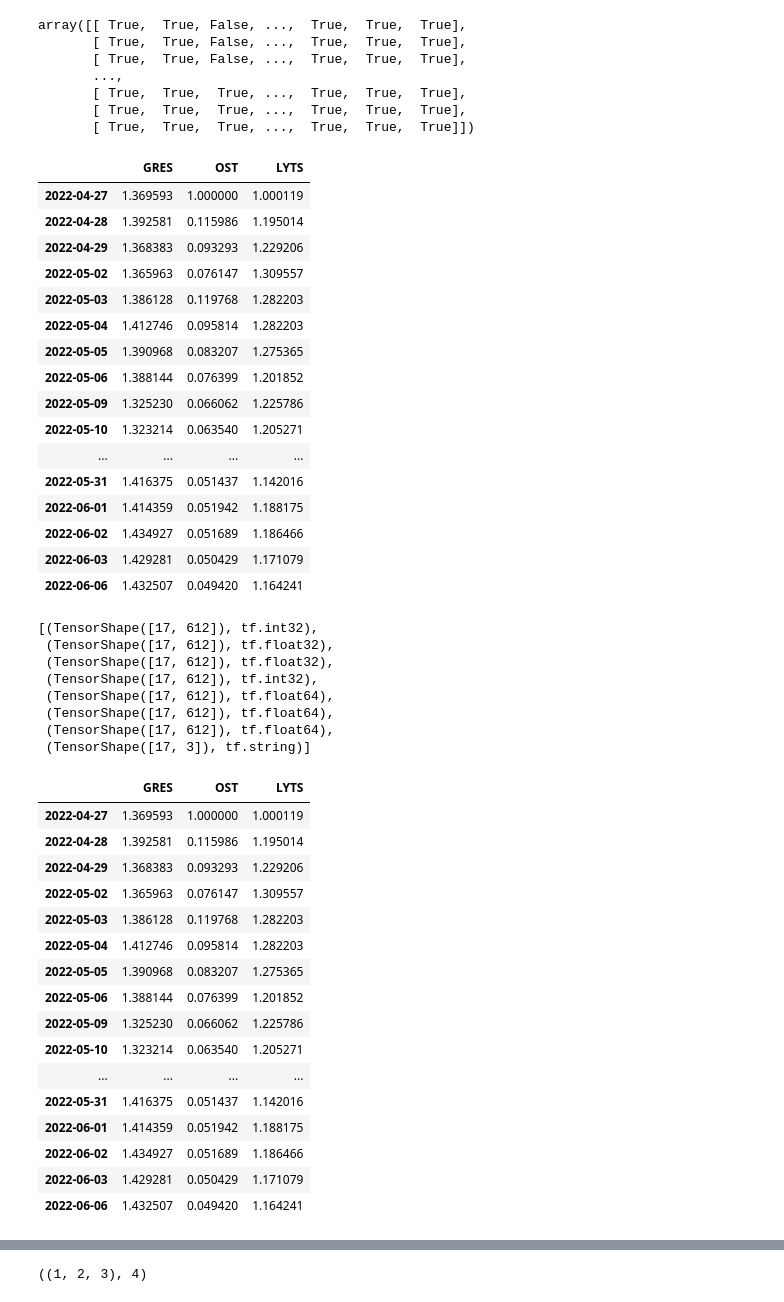
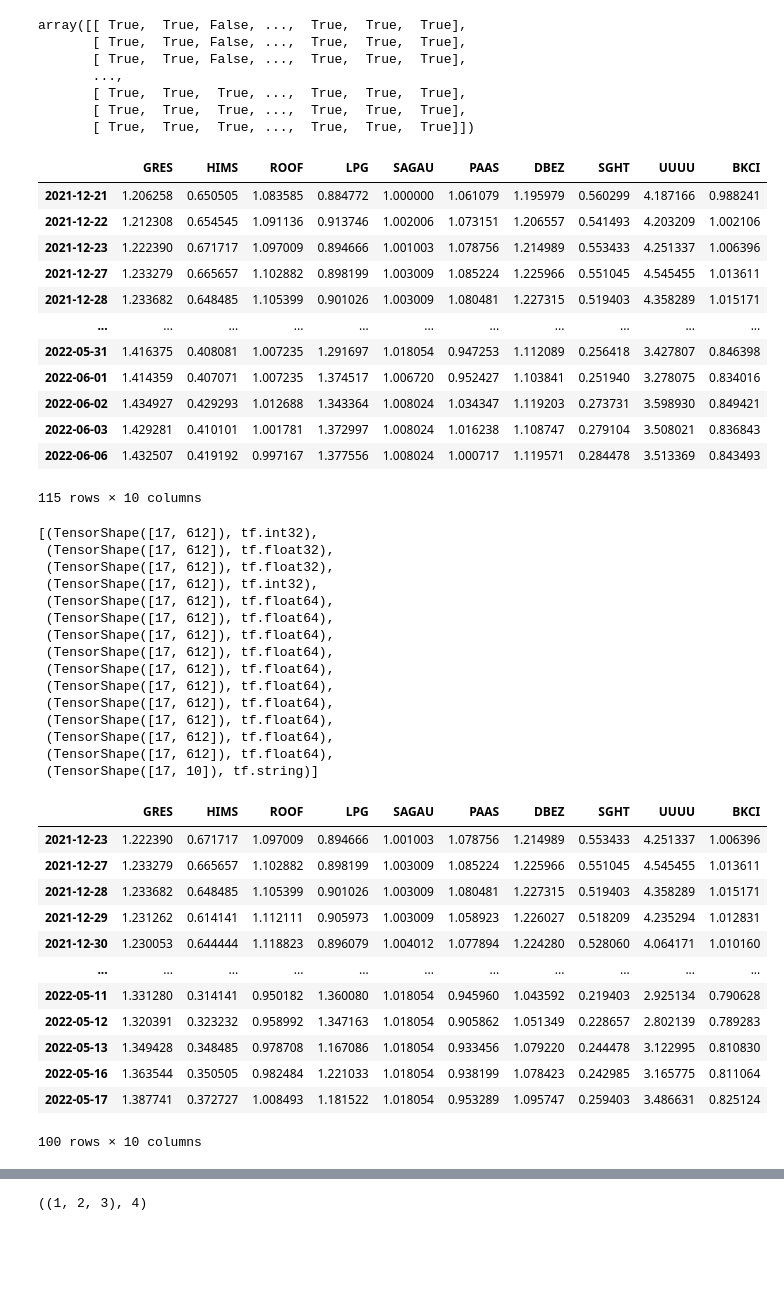
Before and after one commit to nevakrien/stock-bot, a Jupyter notebook: data handeling.ipynb, the cells around one changed output, grey strips where cells are left out. Saved outputs shown, nothing was run; the diff lists cells and outputs as text; code cells hidden in the pictures; blank space fills up the shorter version.

```diff
--- a/data handeling.ipynb
+++ b/data handeling.ipynb
@@ -1,4 +1,5 @@
 # %%
+NUM_STOCKS=10
 import yahoo_fin as yf
 from yahoo_fin.stock_info import get_data
 import time
@@ -226,7 +227,7 @@ def choose_stocks(x,data_df=train_df):
     b=tick_embed(look(x))
 
     b=b@tf.transpose(a)
-    b=tf.nn.top_k(b,3)
+    b=tf.nn.top_k(b,NUM_STOCKS)
 
 
     tickers=inv_look([list(x) for x in b[1].numpy()]).numpy().astype('U13')
@@ -320,37 +317,33 @@ array([[ True,  True, False, ...,  True,  True,  True],
 # %%
 def choose_stocks_df(x,data_df=train_df):
     a=tick_embed(look(ticker_list))
     b=tick_embed(look(x))
 
     b=b@tf.transpose(a)
-    b=tf.nn.top_k(b,3)
+    b=tf.nn.top_k(b,NUM_STOCKS)
 
 
     tickers=inv_look([list(x) for x in b[1].numpy()]).numpy().astype('U13')
 
 
     return [pd.DataFrame([data_df[x] for x in sub]).transpose().dropna() for sub in tickers]
 
 v=choose_stocks_df(exmple)
 v[0]
 # %% [output]
-|  | GRES | OST | LYTS |
-| 2022-04-27 | 1.369593 | 1.000000 | 1.000119 |
-| 2022-04-28 | 1.392581 | 0.115986 | 1.195014 |
-| 2022-04-29 | 1.368383 | 0.093293 | 1.229206 |
-| 2022-05-02 | 1.365963 | 0.076147 | 1.309557 |
-| 2022-05-03 | 1.386128 | 0.119768 | 1.282203 |
-| 2022-05-04 | 1.412746 | 0.095814 | 1.282203 |
-| 2022-05-05 | 1.390968 | 0.083207 | 1.275365 |
-| 2022-05-06 | 1.388144 | 0.076399 | 1.201852 |
-| 2022-05-09 | 1.325230 | 0.066062 | 1.225786 |
-| 2022-05-10 | 1.323214 | 0.063540 | 1.205271 |
-| ... | ... | ... | ... |
-| 2022-05-31 | 1.416375 | 0.051437 | 1.142016 |
-| 2022-06-01 | 1.414359 | 0.051942 | 1.188175 |
-| 2022-06-02 | 1.434927 | 0.051689 | 1.186466 |
-| 2022-06-03 | 1.429281 | 0.050429 | 1.171079 |
-| 2022-06-06 | 1.432507 | 0.049420 | 1.164241 |
+|  | GRES | HIMS | ROOF | LPG | SAGAU | PAAS | DBEZ | SGHT | UUUU | BKCI |
+| 2021-12-21 | 1.206258 | 0.650505 | 1.083585 | 0.884772 | 1.000000 | 1.061079 | 1.195979 | 0.560299 | 4.187166 | 0.988241 |
+| 2021-12-22 | 1.212308 | 0.654545 | 1.091136 | 0.913746 | 1.002006 | 1.073151 | 1.206557 | 0.541493 | 4.203209 | 1.002106 |
+| 2021-12-23 | 1.222390 | 0.671717 | 1.097009 | 0.894666 | 1.001003 | 1.078756 | 1.214989 | 0.553433 | 4.251337 | 1.006396 |
+| 2021-12-27 | 1.233279 | 0.665657 | 1.102882 | 0.898199 | 1.003009 | 1.085224 | 1.225966 | 0.551045 | 4.545455 | 1.013611 |
+| 2021-12-28 | 1.233682 | 0.648485 | 1.105399 | 0.901026 | 1.003009 | 1.080481 | 1.227315 | 0.519403 | 4.358289 | 1.015171 |
+| ... | ... | ... | ... | ... | ... | ... | ... | ... | ... | ... |
+| 2022-05-31 | 1.416375 | 0.408081 | 1.007235 | 1.291697 | 1.018054 | 0.947253 | 1.112089 | 0.256418 | 3.427807 | 0.846398 |
+| 2022-06-01 | 1.414359 | 0.407071 | 1.007235 | 1.374517 | 1.006720 | 0.952427 | 1.103841 | 0.251940 | 3.278075 | 0.834016 |
+| 2022-06-02 | 1.434927 | 0.429293 | 1.012688 | 1.343364 | 1.008024 | 1.034347 | 1.119203 | 0.273731 | 3.598930 | 0.849421 |
+| 2022-06-03 | 1.429281 | 0.410101 | 1.001781 | 1.372997 | 1.008024 | 1.016238 | 1.108747 | 0.279104 | 3.508021 | 0.836843 |
+| 2022-06-06 | 1.432507 | 0.419192 | 0.997167 | 1.377556 | 1.008024 | 1.000717 | 1.119571 | 0.284478 | 3.513369 | 0.843493 |
+115 rows × 10 columns
 # %%
 # need to add the tickers strings/ints
 def get_xs(v):
@@ -388,7 +381,14 @@ xs=get_xs(v)
  (TensorShape([17, 612]), tf.float64),
  (TensorShape([17, 612]), tf.float64),
  (TensorShape([17, 612]), tf.float64),
- (TensorShape([17, 3]), tf.string)]
+ (TensorShape([17, 612]), tf.float64),
+ (TensorShape([17, 612]), tf.float64),
+ (TensorShape([17, 612]), tf.float64),
+ (TensorShape([17, 612]), tf.float64),
+ (TensorShape([17, 612]), tf.float64),
+ (TensorShape([17, 612]), tf.float64),
+ (TensorShape([17, 612]), tf.float64),
+ (TensorShape([17, 10]), tf.string)]
 # %%
 #[len(x) for x in v]
 # %%
@@ -402,23 +402,19 @@ def sample_seq(x,LEN=100):
 sample_seq(v[-1])
 sample_seq(v[0])
 # %% [output]
-|  | GRES | OST | LYTS |
-| 2022-04-27 | 1.369593 | 1.000000 | 1.000119 |
-| 2022-04-28 | 1.392581 | 0.115986 | 1.195014 |
-| 2022-04-29 | 1.368383 | 0.093293 | 1.229206 |
-| 2022-05-02 | 1.365963 | 0.076147 | 1.309557 |
-| 2022-05-03 | 1.386128 | 0.119768 | 1.282203 |
-| 2022-05-04 | 1.412746 | 0.095814 | 1.282203 |
-| 2022-05-05 | 1.390968 | 0.083207 | 1.275365 |
-| 2022-05-06 | 1.388144 | 0.076399 | 1.201852 |
-| 2022-05-09 | 1.325230 | 0.066062 | 1.225786 |
-| 2022-05-10 | 1.323214 | 0.063540 | 1.205271 |
-| ... | ... | ... | ... |
-| 2022-05-31 | 1.416375 | 0.051437 | 1.142016 |
-| 2022-06-01 | 1.414359 | 0.051942 | 1.188175 |
-| 2022-06-02 | 1.434927 | 0.051689 | 1.186466 |
-| 2022-06-03 | 1.429281 | 0.050429 | 1.171079 |
-| 2022-06-06 | 1.432507 | 0.049420 | 1.164241 |
+|  | GRES | HIMS | ROOF | LPG | SAGAU | PAAS | DBEZ | SGHT | UUUU | BKCI |
+| 2021-12-23 | 1.222390 | 0.671717 | 1.097009 | 0.894666 | 1.001003 | 1.078756 | 1.214989 | 0.553433 | 4.251337 | 1.006396 |
+| 2021-12-27 | 1.233279 | 0.665657 | 1.102882 | 0.898199 | 1.003009 | 1.085224 | 1.225966 | 0.551045 | 4.545455 | 1.013611 |
+| 2021-12-28 | 1.233682 | 0.648485 | 1.105399 | 0.901026 | 1.003009 | 1.080481 | 1.227315 | 0.519403 | 4.358289 | 1.015171 |
+| 2021-12-29 | 1.231262 | 0.614141 | 1.112111 | 0.905973 | 1.003009 | 1.058923 | 1.226027 | 0.518209 | 4.235294 | 1.012831 |
+| 2021-12-30 | 1.230053 | 0.644444 | 1.118823 | 0.896079 | 1.004012 | 1.077894 | 1.224280 | 0.528060 | 4.064171 | 1.010160 |
+| ... | ... | ... | ... | ... | ... | ... | ... | ... | ... | ... |
+| 2022-05-11 | 1.331280 | 0.314141 | 0.950182 | 1.360080 | 1.018054 | 0.945960 | 1.043592 | 0.219403 | 2.925134 | 0.790628 |
+| 2022-05-12 | 1.320391 | 0.323232 | 0.958992 | 1.347163 | 1.018054 | 0.905862 | 1.051349 | 0.228657 | 2.802139 | 0.789283 |
+| 2022-05-13 | 1.349428 | 0.348485 | 0.978708 | 1.167086 | 1.018054 | 0.933456 | 1.079220 | 0.244478 | 3.122995 | 0.810830 |
+| 2022-05-16 | 1.363544 | 0.350505 | 0.982484 | 1.221033 | 1.018054 | 0.938199 | 1.078423 | 0.242985 | 3.165775 | 0.811064 |
+| 2022-05-17 | 1.387741 | 0.372727 | 1.008493 | 1.181522 | 1.018054 | 0.953289 | 1.095747 | 0.259403 | 3.486631 | 0.825124 |
+100 rows × 10 columns
 # %%
 base=[sample_seq(x) for x in v]
 y=[s.iloc[1:,0] for s in base]
```
Also changed, not shown: parts of 35 cells of this notebook.
